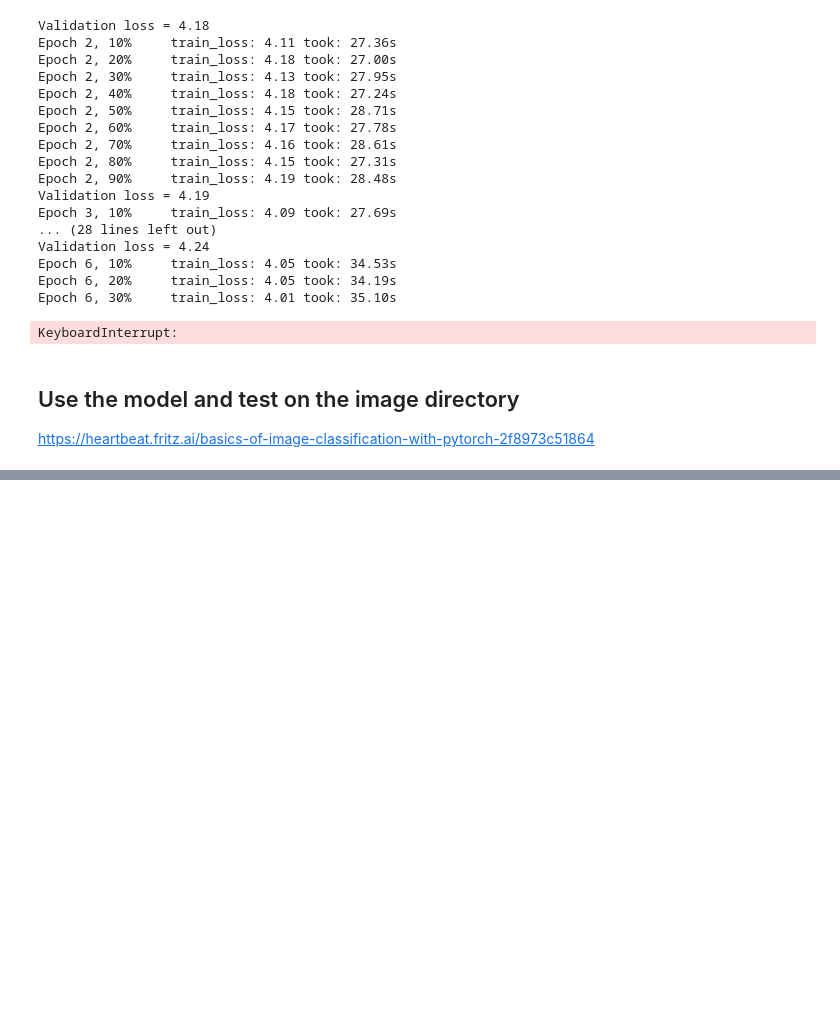
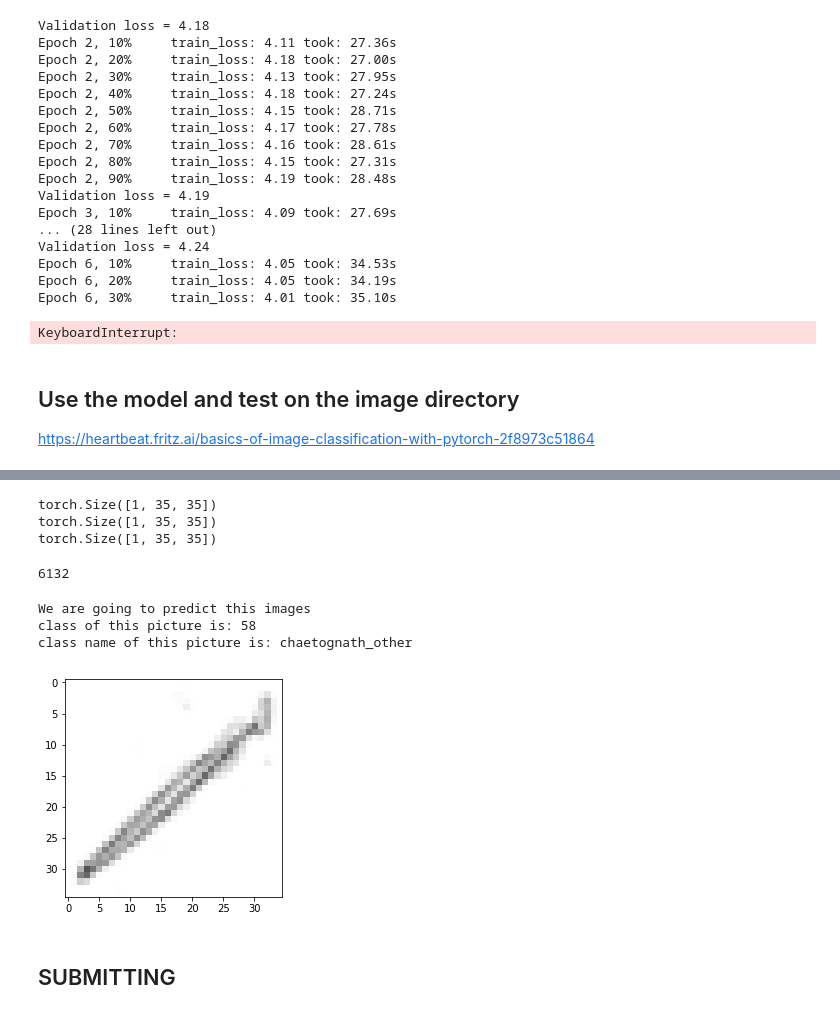
Before and after one commit to JeffreyBosman/PlanktonImgClassification, a Jupyter notebook: Planktop_kaggle.ipynb, the cells around one changed output, grey strips where cells are left out. Saved outputs shown, nothing was run; the diff lists cells and outputs as text; code cells hidden in the pictures; blank space fills up the shorter version.

Commit message:
To do   submitting and better prediction

```diff
--- a/Planktop_kaggle.ipynb
+++ b/Planktop_kaggle.ipynb
@@ -170,0 +153,4 @@ len(alle_train_classes_unique)
+# %%
+label_map = pd.read_table('./all/label_map.txt', delim_whitespace=True, names=('class_name', 'class'))
+
+label_map.head()
@@ -331,0 +354,39 @@ https://heartbeat.fritz.ai/basics-of-image-classification-with-pytorch-2f8973c51
+# %%
+path = './all/test_images/'
+
+test_set = PlanktonDS(path, partition['test'],
+                               labels)
+test_generator = data.DataLoader(dataset=validation_set,
+                                           batch_size=batch_size,
+                                           shuffle=True)
+# %%
+for i in range(3):
+    image = test_set[i]
+    print(image[0].shape)
+# %% [output]
+torch.Size([1, 35, 35])
+torch.Size([1, 35, 35])
+torch.Size([1, 35, 35])
+# %%
+len(test_set)
+# %% [output]
+6132
+# %%
+dataiter = iter(test_generator)
+images, labels = dataiter.next()
+
+imshow(torchvision.utils.make_grid(images))
+print('We are going to predict this images')
+
+
+outputs = CNN(images)
+
+_, predicted = torch.max(outputs, 1)
+
+print('class of this picture is:' ,int(predicted.numpy()))
+print('class name of this picture is:' ,label_map.iloc[int(predicted.numpy()),0])
+# %% [output]
+We are going to predict this images
+class of this picture is: 58
+class name of this picture is: chaetognath_other
+[figure, added]
@@ -331,0 +397,2 @@ https://heartbeat.fritz.ai/basics-of-image-classification-with-pytorch-2f8973c51
+# %% [markdown]
+## SUBMITTING
```
Also changed, not shown: parts of 8 cells of this notebook.
